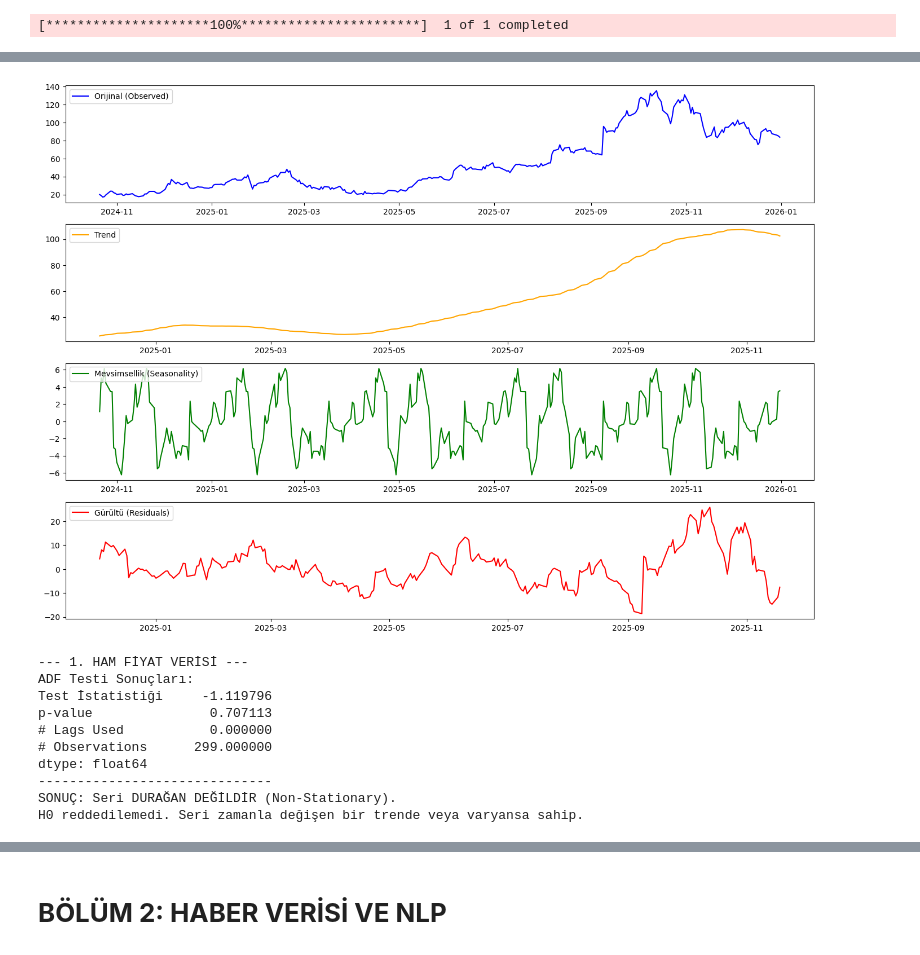
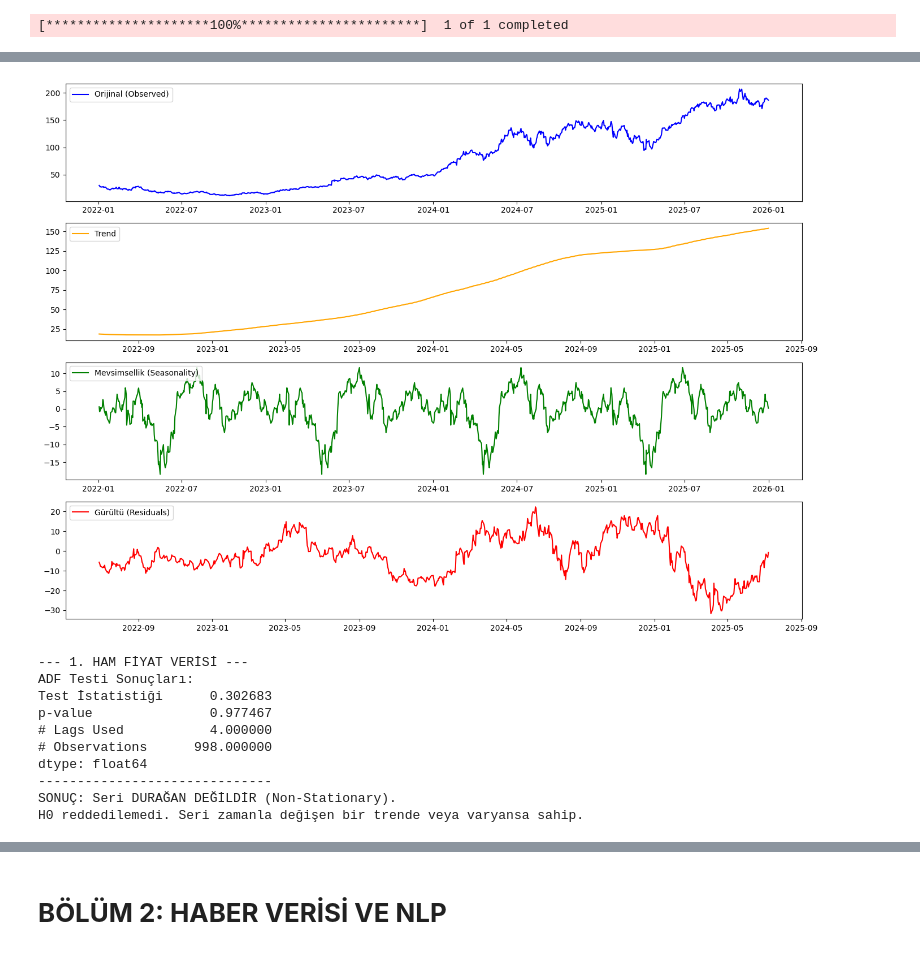
Before and after one commit to erenosma2626-dot/NeuroQuant, a Jupyter notebook: 01_Veri_Toplama.ipynb, the cells around one changed output, grey strips where cells are left out. Saved outputs shown, nothing was run; the diff lists cells and outputs as text; code cells hidden in the pictures.

```diff
--- a/01_Veri_Toplama.ipynb
+++ b/01_Veri_Toplama.ipynb
@@ -25,7 +25,7 @@ import yfinance as yf
 import pandas as pd
 
 # 1. Hangi hisseyi istiyoruz? (Ticker Sembolü)
-hisse_kodu = "NBIS"
+hisse_kodu = "NVDA"
 
 # 2. Hangi tarih aralığı?
 baslangic_tarihi = "2022-01-01"
@@ -89,35 +88,35 @@ ts_data = df['Close'].asfreq('B').ffill()
 # 2. Ayrıştırma İşlemi (Decomposition)
 # model='additive': Toplamsal model (Fiyat = Trend + Mevsim + Gürültü)
 # period=252: Bir yılda yaklaşık 252 iş günü (borsa günü) vardır. Yıllık döngüye bakıyoruz.
-result = seasonal_decompose(ts_data, model='additive', period=63)
+result = seasonal_decompose(ts_data, model='additive', period=252)
 
 # 3. Sonuçları Çizelim
 plt.figure(figsize=(14, 10))
 
 # Orijinal Veri
 plt.subplot(4, 1, 1)
 plt.plot(result.observed, label='Orijinal (Observed)', color='blue')
 plt.legend(loc='upper left')
 
 # Trend (Eğilim)
 plt.subplot(4, 1, 2)
 plt.plot(result.trend, label='Trend', color='orange')
 plt.legend(loc='upper left')
 
 # Seasonality (Mevsimsellik)
 plt.subplot(4, 1, 3)
 plt.plot(result.seasonal, label='Mevsimsellik (Seasonality)', color='green')
 plt.legend(loc='upper left')
 
 # Residuals (Gürültü/Artık)
 plt.subplot(4, 1, 4)
 plt.plot(result.resid, label='Gürültü (Residuals)', color='red')
 plt.legend(loc='upper left')
 
 plt.tight_layout()
 plt.show()
 # %% [output]
-[figure, old version]
+[figure, new version]
 # %%
 from statsmodels.tsa.stattools import adfuller
 
@@ -147,10 +146,10 @@ adf_test(df['Close'])
 # %% [output]
 --- 1. HAM FİYAT VERİSİ ---
 ADF Testi Sonuçları:
-Test İstatistiği     -1.119796
-p-value               0.707113
-# Lags Used           0.000000
-# Observations      299.000000
+Test İstatistiği      0.302683
+p-value               0.977467
+# Lags Used           4.000000
+# Observations      998.000000
 dtype: float64
 ------------------------------
 SONUÇ: Seri DURAĞAN DEĞİLDİR (Non-Stationary).
```
Also changed, not shown: parts of 7 cells of this notebook.
